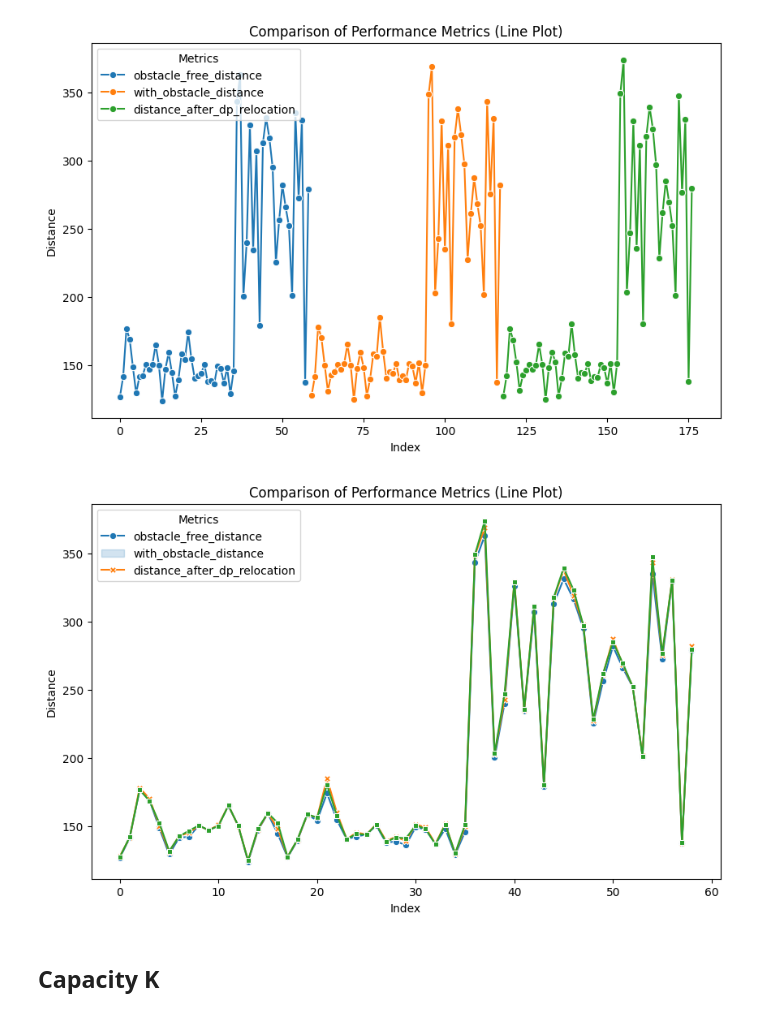
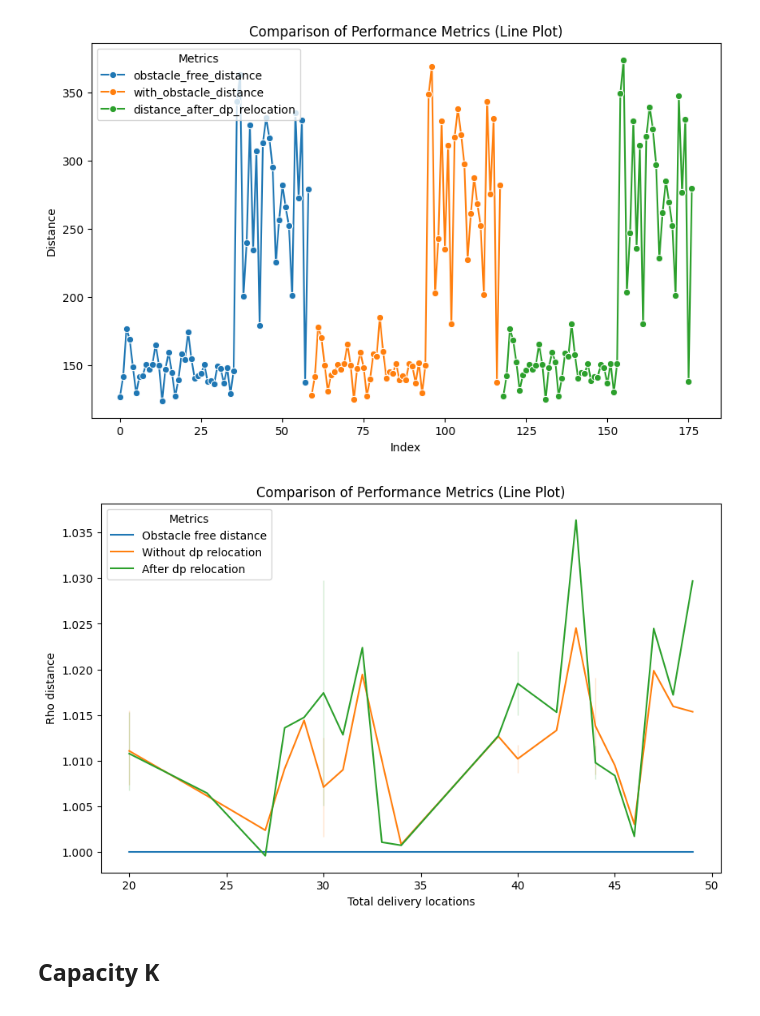
Before and after one commit to CR-Samrat/drone-based-delivary, a Jupyter notebook: euclidean_with_obstacle_performance_test.ipynb, the cells around one changed output. Drawn from its saved outputs; the diff is of its cells as text; code cells hidden in the pictures.

```diff
--- a/euclidean_with_obstacle_performance_test.ipynb
+++ b/euclidean_with_obstacle_performance_test.ipynb
@@ -34,3 +34,9 @@ df_cap_1.tail()
 | 56 | 46 | 1.0 | 5 | 329.785339 | 330.791130 | ... |
 | 57 | 20 | 1.0 | 5 | 137.514509 | 137.743737 | ... |
 | 58 | 33 | 1.0 | 5 | 279.399624 | 282.217555 | ... |
+# %%
+df_cap_1['rho_obstacle_free'] = df_cap_1['obstacle_free_distance']/df_cap_1['obstacle_free_distance']
+df_cap_1['rho_obstacle'] = df_cap_1['with_obstacle_distance']/df_cap_1['obstacle_free_distance']
+df_cap_1['rho_after_dp_relocation'] = df_cap_1['distance_after_dp_relocation']/df_cap_1['obstacle_free_distance']
+
+df_cap_1.head()
@@ -68,14 +81,20 @@ plt.show()
 [figure]
 # %%
 plt.figure(figsize=(10, 6))
-sns.lineplot(data=df_cap_1.iloc[:, -3:], dashes=False, markers=True)
+
+# Plotting each line individually
+sns.lineplot(data=df_cap_1, x='delivary_locations', y='rho_obstacle_free', label='Obstacle free distance', markers=True)
+sns.lineplot(data=df_cap_1, x='delivary_locations', y='rho_obstacle', label='Without dp relocation', markers=True)
+sns.lineplot(data=df_cap_1, x='delivary_locations', y='rho_after_dp_relocation', label='After dp relocation', markers=True)
+
 plt.title('Comparison of Performance Metrics (Line Plot)')
-plt.xlabel('Index')
-plt.ylabel('Distance')
-plt.legend(title='Metrics', labels=['obstacle_free_distance', 'with_obstacle_distance', 'distance_after_dp_relocation'])
+plt.xlabel('Total delivery locations')
+plt.ylabel('Rho distance')
+plt.legend(title='Metrics')
+
 plt.show()
 # %% [output]
-[figure, old version]
+[figure, new version]
 # %% [markdown]
 ## Capacity K
 # %%
```
Also changed, not shown: parts of 10 cells of this notebook, 2 other files.
